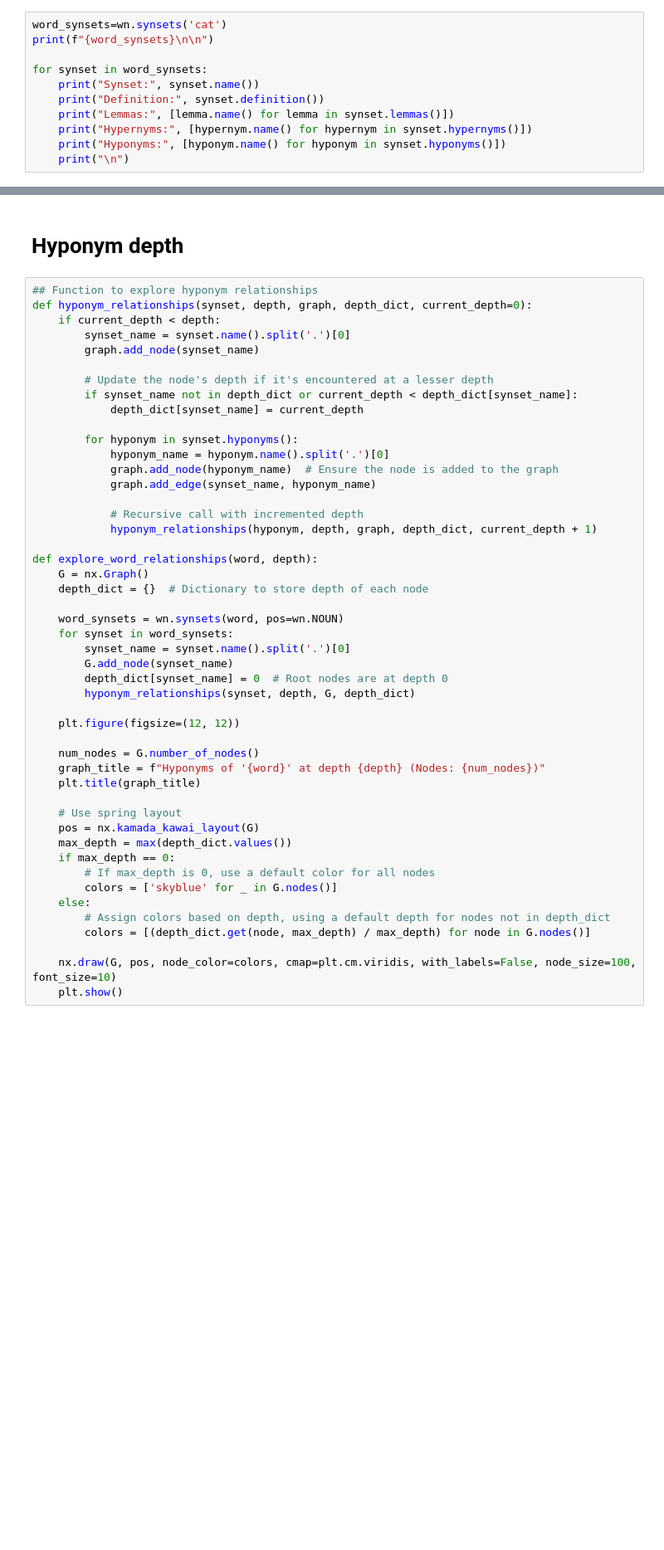
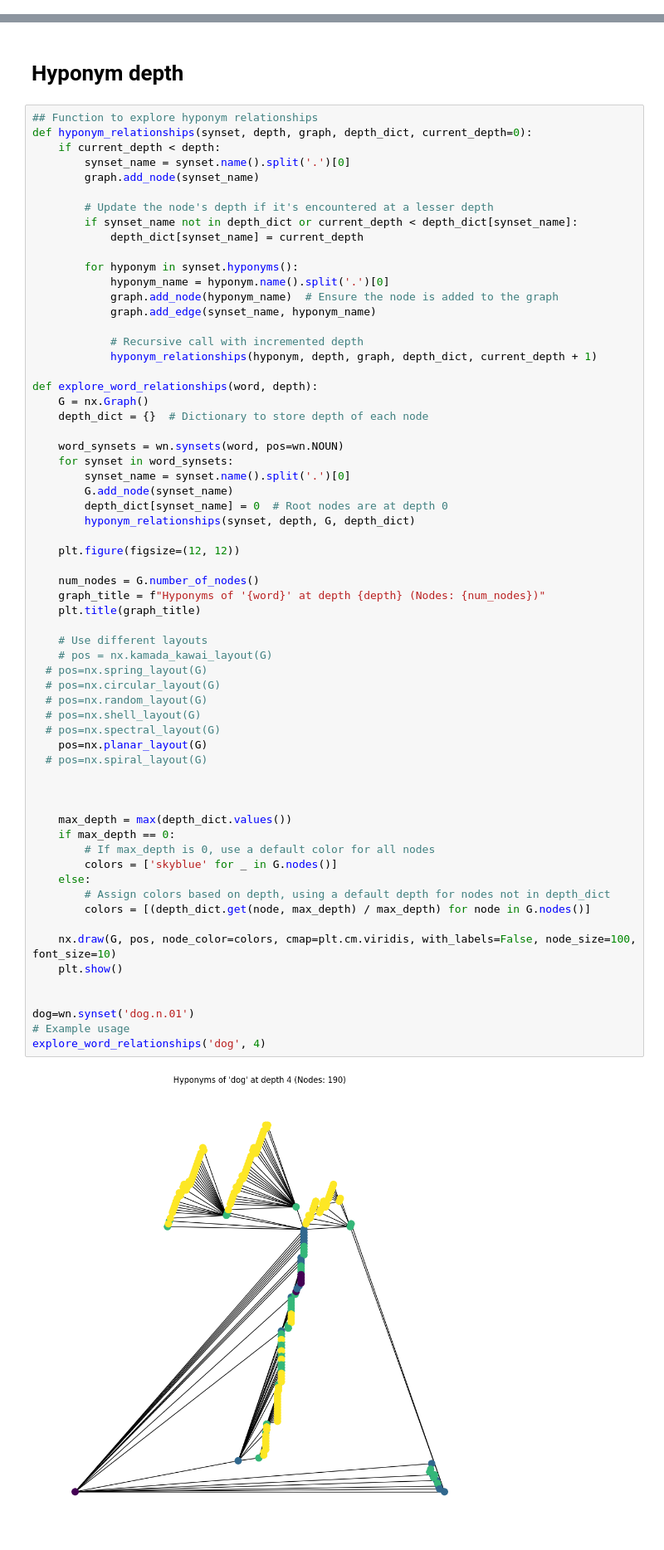
Before and after one commit to alex-smith-uwec/CS491, a Jupyter notebook: WordNet.ipynb, the cells around one changed output, grey strips where cells are left out. Shown at 83% size. Cells and saved outputs as stored; diff of their text form; blank space fills up the shorter version.

```diff
--- a/WordNet.ipynb
+++ b/WordNet.ipynb
@@ -79,11 +32,0 @@ wn.synset('creature.n.03').definition()
-# %%
-word_synsets=wn.synsets('cat')
-print(f"{word_synsets}\n\n")
-
-for synset in word_synsets:
-    print("Synset:", synset.name())
-    print("Definition:", synset.definition())
-    print("Lemmas:", [lemma.name() for lemma in synset.lemmas()])
-    print("Hypernyms:", [hypernym.name() for hypernym in synset.hypernyms()])
-    print("Hyponyms:", [hyponym.name() for hyponym in synset.hyponyms()])
-    print("\n")
@@ -323,32 +265,49 @@ def hyponym_relationships(synset, depth, graph, depth_dict, current_depth=0):
             # Recursive call with incremented depth
             hyponym_relationships(hyponym, depth, graph, depth_dict, current_depth + 1)
 
 def explore_word_relationships(word, depth):
     G = nx.Graph()
     depth_dict = {}  # Dictionary to store depth of each node
 
     word_synsets = wn.synsets(word, pos=wn.NOUN)
     for synset in word_synsets:
         synset_name = synset.name().split('.')[0]
         G.add_node(synset_name)
         depth_dict[synset_name] = 0  # Root nodes are at depth 0
         hyponym_relationships(synset, depth, G, depth_dict)
 
     plt.figure(figsize=(12, 12))
 
     num_nodes = G.number_of_nodes()
     graph_title = f"Hyponyms of '{word}' at depth {depth} (Nodes: {num_nodes})"
     plt.title(graph_title)
 
-    # Use spring layout
-    pos = nx.kamada_kawai_layout(G)
+    # Use different layouts
+    # pos = nx.kamada_kawai_layout(G)
+  # pos=nx.spring_layout(G)
+  # pos=nx.circular_layout(G)
+  # pos=nx.random_layout(G)
+  # pos=nx.shell_layout(G)
+  # pos=nx.spectral_layout(G)
+    pos=nx.planar_layout(G)
+  # pos=nx.spiral_layout(G)
+
+
+
     max_depth = max(depth_dict.values())
     if max_depth == 0:
         # If max_depth is 0, use a default color for all nodes
         colors = ['skyblue' for _ in G.nodes()]
     else:
         # Assign colors based on depth, using a default depth for nodes not in depth_dict
         colors = [(depth_dict.get(node, max_depth) / max_depth) for node in G.nodes()]
 
     nx.draw(G, pos, node_color=colors, cmap=plt.cm.viridis, with_labels=False, node_size=100, font_size=10)
     plt.show()
+
+
+dog=wn.synset('dog.n.01')
+# Example usage
+explore_word_relationships('dog', 4)
+# %% [output]
+[figure, added]
```
Also changed, not shown: parts of 25 cells of this notebook.
